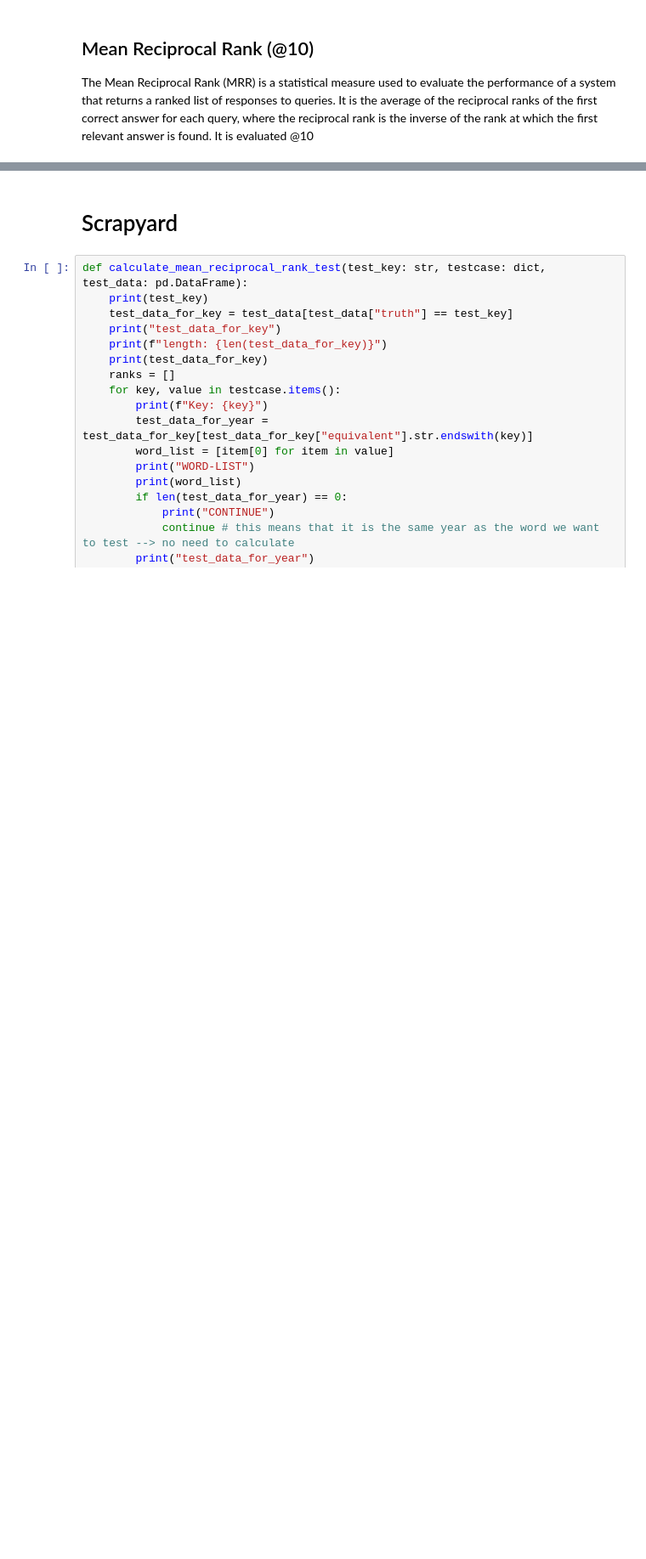
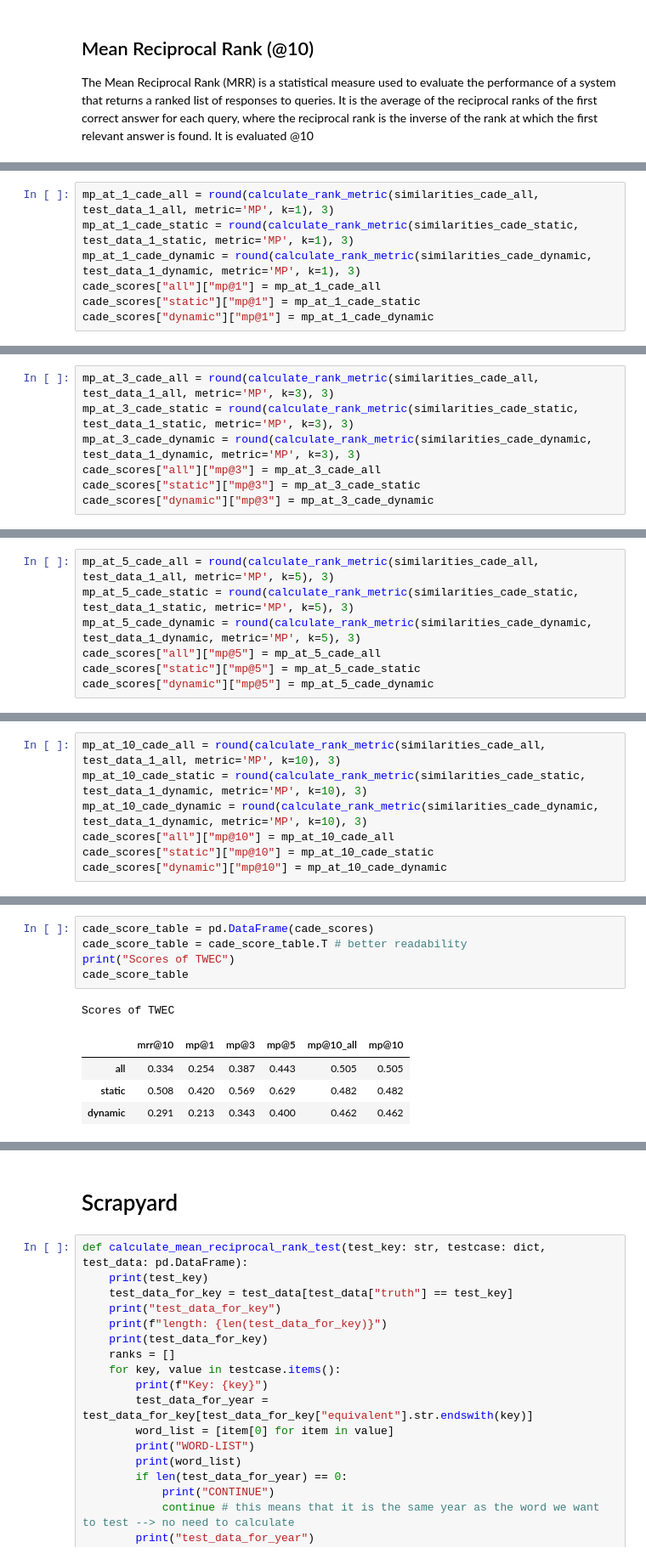
Before and after one commit to FlackoJodye1/temporal-word-embeddings, a Jupyter notebook: notebooks/reports/reproduce-twec-results.ipynb, the cells around one changed output, grey strips where cells are left out. Shown: that part at 85% size. Cells and saved outputs as stored; diff of their text form; blank space fills up the shorter version.

Commit message:
Add static/dynamic/all comparison of TWEC on Testset1 to the reproduction notebook

```diff
--- a/notebooks/reports/reproduce-twec-results.ipynb
+++ b/notebooks/reports/reproduce-twec-results.ipynb
@@ -381,0 +361,7 @@ print(json.dumps(cade_scores, indent=4))
+# %%
+mp_at_1_cade_all = round(calculate_rank_metric(similarities_cade_all, test_data_1_all, metric='MP', k=1), 3)
+mp_at_1_cade_static = round(calculate_rank_metric(similarities_cade_static, test_data_1_static, metric='MP', k=1), 3)
+mp_at_1_cade_dynamic = round(calculate_rank_metric(similarities_cade_dynamic, test_data_1_dynamic, metric='MP', k=1), 3)
+cade_scores["all"]["mp@1"] = mp_at_1_cade_all
+cade_scores["static"]["mp@1"] = mp_at_1_cade_static
+cade_scores["dynamic"]["mp@1"] = mp_at_1_cade_dynamic
@@ -381,0 +376,7 @@ print(json.dumps(cade_scores, indent=4))
+# %%
+mp_at_3_cade_all = round(calculate_rank_metric(similarities_cade_all, test_data_1_all, metric='MP', k=3), 3)
+mp_at_3_cade_static = round(calculate_rank_metric(similarities_cade_static, test_data_1_static, metric='MP', k=3), 3)
+mp_at_3_cade_dynamic = round(calculate_rank_metric(similarities_cade_dynamic, test_data_1_dynamic, metric='MP', k=3), 3)
+cade_scores["all"]["mp@3"] = mp_at_3_cade_all
+cade_scores["static"]["mp@3"] = mp_at_3_cade_static
+cade_scores["dynamic"]["mp@3"] = mp_at_3_cade_dynamic
@@ -381,0 +391,7 @@ print(json.dumps(cade_scores, indent=4))
+# %%
+mp_at_5_cade_all = round(calculate_rank_metric(similarities_cade_all, test_data_1_all, metric='MP', k=5), 3)
+mp_at_5_cade_static = round(calculate_rank_metric(similarities_cade_static, test_data_1_static, metric='MP', k=5), 3)
+mp_at_5_cade_dynamic = round(calculate_rank_metric(similarities_cade_dynamic, test_data_1_dynamic, metric='MP', k=5), 3)
+cade_scores["all"]["mp@5"] = mp_at_5_cade_all
+cade_scores["static"]["mp@5"] = mp_at_5_cade_static
+cade_scores["dynamic"]["mp@5"] = mp_at_5_cade_dynamic
@@ -381,0 +406,7 @@ print(json.dumps(cade_scores, indent=4))
+# %%
+mp_at_10_cade_all = round(calculate_rank_metric(similarities_cade_all, test_data_1_all, metric='MP', k=10), 3)
+mp_at_10_cade_static = round(calculate_rank_metric(similarities_cade_static, test_data_1_dynamic, metric='MP', k=10), 3)
+mp_at_10_cade_dynamic = round(calculate_rank_metric(similarities_cade_dynamic, test_data_1_dynamic, metric='MP', k=10), 3)
+cade_scores["all"]["mp@10"] = mp_at_10_cade_all
+cade_scores["static"]["mp@10"] = mp_at_10_cade_static
+cade_scores["dynamic"]["mp@10"] = mp_at_10_cade_dynamic
@@ -381,0 +421,11 @@ print(json.dumps(cade_scores, indent=4))
+# %%
+cade_score_table = pd.DataFrame(cade_scores)
+cade_score_table = cade_score_table.T # better readability
+print("Scores of TWEC")
+cade_score_table
+# %% [output]
+Scores of TWEC
+|  | mrr@10 | mp@1 | mp@3 | mp@5 | mp@10_all | mp@10 |
+| all | 0.334 | 0.254 | 0.387 | 0.443 | 0.505 | 0.505 |
+| static | 0.508 | 0.420 | 0.569 | 0.629 | 0.482 | 0.482 |
+| dynamic | 0.291 | 0.213 | 0.343 | 0.400 | 0.462 | 0.462 |
```
Also changed, not shown: parts of 49 cells of this notebook.
